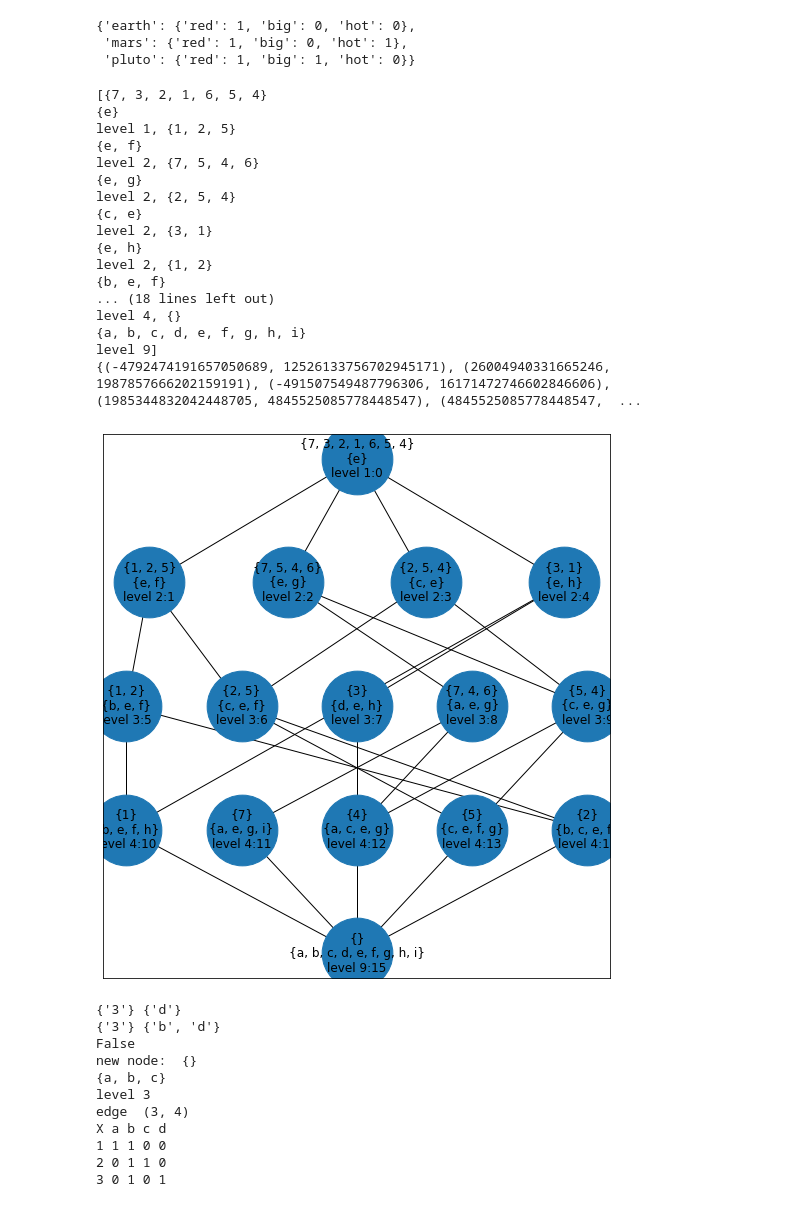
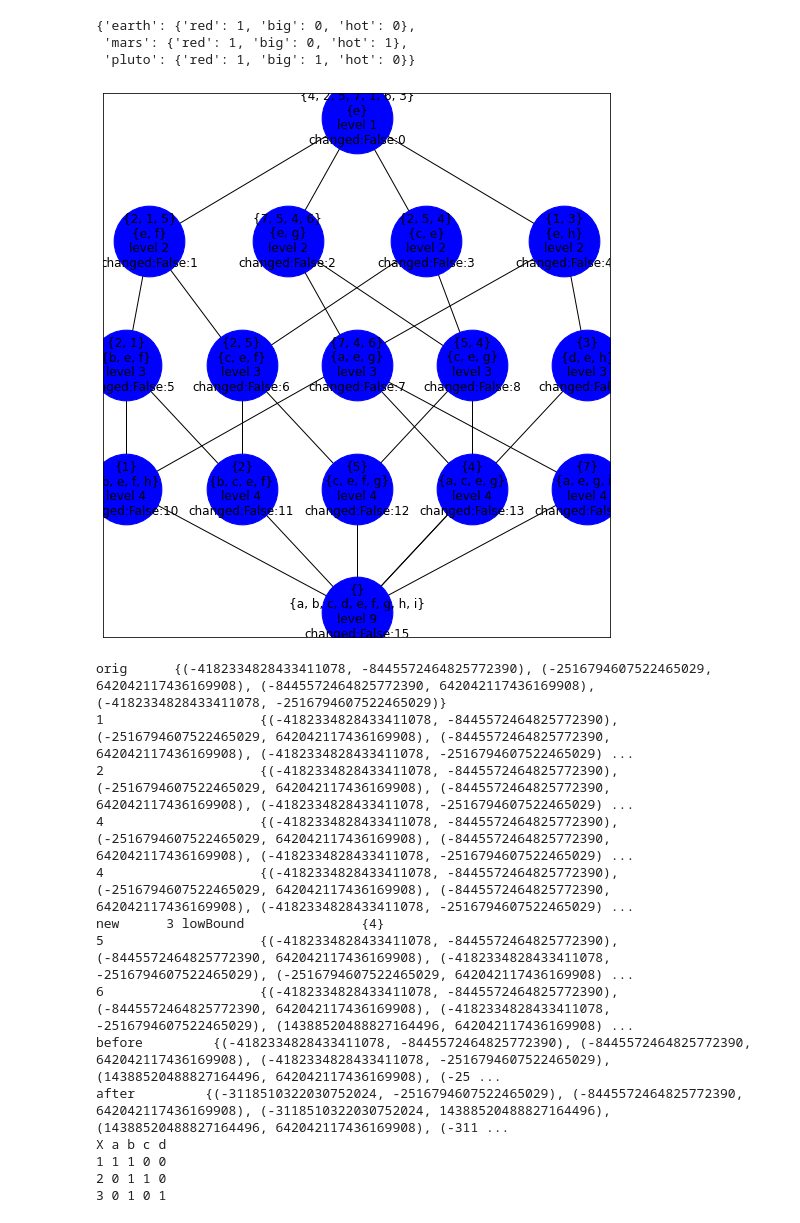
Before and after one commit to egorsmth/fcm, a Jupyter notebook: Untitled.ipynb, the cells around one changed output. Saved outputs shown, nothing was run; the diff lists cells and outputs as text; code cells hidden in the pictures.

```diff
--- a/Untitled.ipynb
+++ b/Untitled.ipynb
@@ -41,19 +41,19 @@ class Context:
         return res
 
 class Node:
-    def __init__(self, G, M):
+    def __init__(self, G, M, changed = False):
         self.G = G
         self.M = M
         # for view
         self.level = len(M)
-        self.changed = False
+        self.changed = changed
     def __hash__(self):
         return hash(frozenset(self.G)) + hash(frozenset(self.M))
     def __eq__(self, other):
         if not isinstance(other, type(self)): return NotImplemented
         return self.G == other.G and self.M == other.M
     def __repr__(self):
-        return"{" + ", ".join(self.G) + "}\n{" + ", ".join(sorted(self.M)) + "}\nlevel " + str(self.level)
+        return"{" + ", ".join(self.G) + "}\n{" + ", ".join(sorted(self.M)) + "}\nlevel " + str(self.level) + "\nchanged:" + str(self.changed)
 
 class Lattice:
     def __init__(self, C, E):
@@ -70,9 +70,25 @@ class Lattice:
         for p in self.E:
             edges.add((indxTohash[p[0]], indxTohash[p[1]]))
         return edges
+    def updateCbyIdx(self, idx, newNode):
+        print("before        ",self.E)
+        oldHash = self.C[idx].__hash__()
+        self.C[idx] = newNode
+        self.C = sorted(self.C, key=lambda node: node.level)
+        newHash = newNode.__hash__()
+        newE = set()
+        for i in self.E:
+            if (i[0] == oldHash):
+                newE.add((newHash, i[1]))
+            elif (i[1] == oldHash):
+                newE.add((i[0], newHash))
+            else:
+                newE.add(i)
+        self.E = newE
+        print("after        ",self.E)
+
     def addEdgeIdxs(self, edge):
-        print("edge ", edge)
-        self.E.add((self.C[edge[0]], self.C[edge[1]]))
+        self.E.add((self.C[edge[0]].__hash__(), self.C[edge[1]].__hash__()))
 # %%
 a = Context(["earth", "mars", "pluto"], ["red", "big", "hot"], [[1,0,0],[1,0,1],[1,1,0]])
 a.inner
@@ -198,55 +214,40 @@ import matplotlib.pyplot as plt
 b = nextNeighbours(a)
 
 def draw(lattice):
-    print(lattice.C)
-    print(lattice.E)
     plt.figure(figsize=(20,10))
     G = nx.Graph()
     G.add_edges_from(lattice.hashEdgeToNetwork())
     plt.subplot(122)
 
     counts = levelsCount(lattice.C)
     pos={}
     labels = {}
     i = 1
     prevLevel = 0
     levMult = 1
     levelNum = 1
     for n in range(len(lattice.C)):
         labels[n] = lattice.C[n].__str__() + ":" + str(n)
         level = lattice.C[n].level
         if (prevLevel != level):
             levelNum += 1
             levMult = 1
             prevLevel = level
         else:
             levMult += 1
         pos[n] = (i/(counts[level]+1) * levMult, 1 - i * levelNum)
 
     nx.draw_networkx_labels(G,pos,labels,font_size=12)
-    nx.draw_networkx_nodes(G,pos,list(range(len(lattice.C))), node_size=5000)
+
+
+
+    nx.draw_networkx_nodes(G,pos, list(filter(lambda n: (not lattice.C[n].changed), range(len(lattice.C)))), node_size=5000,node_color='b')
+    nx.draw_networkx_nodes(G,pos, list(filter(lambda n: (lattice.C[n].changed), range(len(lattice.C)))), node_size=5000,node_color='r')
     nx.draw_networkx_edges(G,pos)
 
 draw(b)
 # %% [output]
-[{7, 3, 2, 1, 6, 5, 4}
-{e}
-level 1, {1, 2, 5}
-{e, f}
-level 2, {7, 5, 4, 6}
-{e, g}
-level 2, {2, 5, 4}
-{c, e}
-level 2, {3, 1}
-{e, h}
-level 2, {1, 2}
-{b, e, f}
-... (18 lines left out)
-level 4, {}
-{a, b, c, d, e, f, g, h, i}
-level 9]
-{(-4792474191657050689, 12526133756702945171), (26004940331665246, 1987857666202159191), (-491507549487796306, 16171472746602846606), (1985344832042448705, 4845525085778448547), (4845525085778448547,  ...
-[figure, old version]
+[figure, new version]
 # %%
 def updateCtx(ctx,attrM,attrMI):
     ctx.M.append(attrM)
@@ -410,17 +408,20 @@ originalCtx = copy.deepcopy(aa)
 
 testingL = copy.deepcopy(originalL)
 testingCtx = copy.deepcopy(originalCtx)
-
+print("orig     ", testingL.E)
 (nCtx, nL) = addAttr(testingCtx, testingL, "d", [0,0,1])
 print(nCtx)
 # %% [output]
-{'3'} {'d'}
-{'3'} {'b', 'd'}
-False
-new node:  {}
-{a, b, c}
-level 3
-edge  (3, 4)
+orig      {(-4182334828433411078, -8445572464825772390), (-2516794607522465029, 642042117436169908), (-8445572464825772390, 642042117436169908), (-4182334828433411078, -2516794607522465029)}
+1                    {(-4182334828433411078, -8445572464825772390), (-2516794607522465029, 642042117436169908), (-8445572464825772390, 642042117436169908), (-4182334828433411078, -2516794607522465029) ...
+2                    {(-4182334828433411078, -8445572464825772390), (-2516794607522465029, 642042117436169908), (-8445572464825772390, 642042117436169908), (-4182334828433411078, -2516794607522465029) ...
+4                    {(-4182334828433411078, -8445572464825772390), (-2516794607522465029, 642042117436169908), (-8445572464825772390, 642042117436169908), (-4182334828433411078, -2516794607522465029) ...
+4                    {(-4182334828433411078, -8445572464825772390), (-2516794607522465029, 642042117436169908), (-8445572464825772390, 642042117436169908), (-4182334828433411078, -2516794607522465029) ...
+new      3 lowBound               {4}
+5                    {(-4182334828433411078, -8445572464825772390), (-8445572464825772390, 642042117436169908), (-4182334828433411078, -2516794607522465029), (-2516794607522465029, 642042117436169908) ...
+6                    {(-4182334828433411078, -8445572464825772390), (-8445572464825772390, 642042117436169908), (-4182334828433411078, -2516794607522465029), (14388520488827164496, 642042117436169908) ...
+before         {(-4182334828433411078, -8445572464825772390), (-8445572464825772390, 642042117436169908), (-4182334828433411078, -2516794607522465029), (14388520488827164496, 642042117436169908), (-25 ...
+after         {(-3118510322030752024, -2516794607522465029), (-8445572464825772390, 642042117436169908), (-3118510322030752024, 14388520488827164496), (14388520488827164496, 642042117436169908), (-311 ...
 X a b c d
 1 1 1 0 0
 2 0 1 1 0
```
Also changed, not shown: parts of 4 cells of this notebook.
